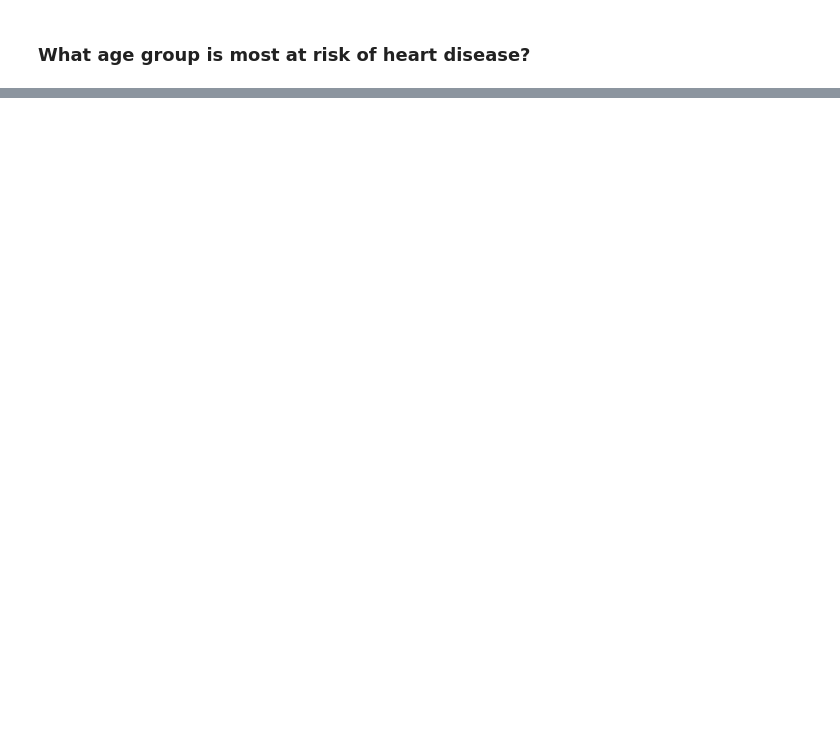
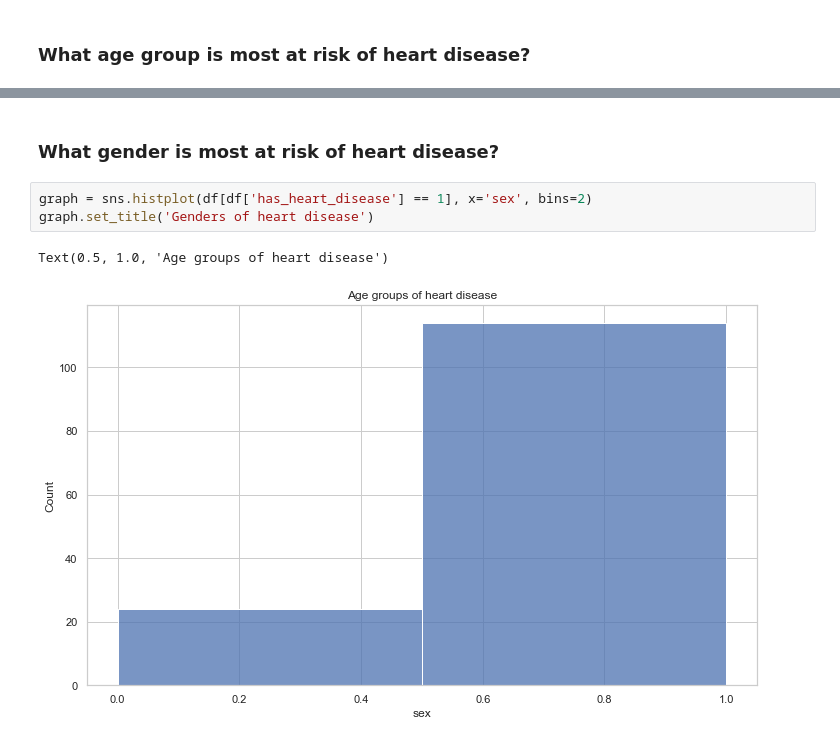
Before and after one commit to BenGOsborn/Heart-Disease-Classification, a Jupyter notebook: heart-disease-analysis.ipynb, the cells around one changed output, grey strips where cells are left out. Cells and saved outputs as stored; diff of their text form; blank space fills up the shorter version.

```diff
--- a/heart-disease-analysis.ipynb
+++ b/heart-disease-analysis.ipynb
@@ -128,0 +139,8 @@ graph.set_title('Heart disease rate for different age groups')
+# %% [markdown]
+### What gender is most at risk of heart disease?
+# %%
+graph = sns.histplot(df[df['has_heart_disease'] == 1], x='sex', bins=2)
+graph.set_title('Genders of heart disease')
+# %% [output]
+Text(0.5, 1.0, 'Age groups of heart disease')
+[figure, added]
```
Also changed, not shown: parts of 9 cells of this notebook.
